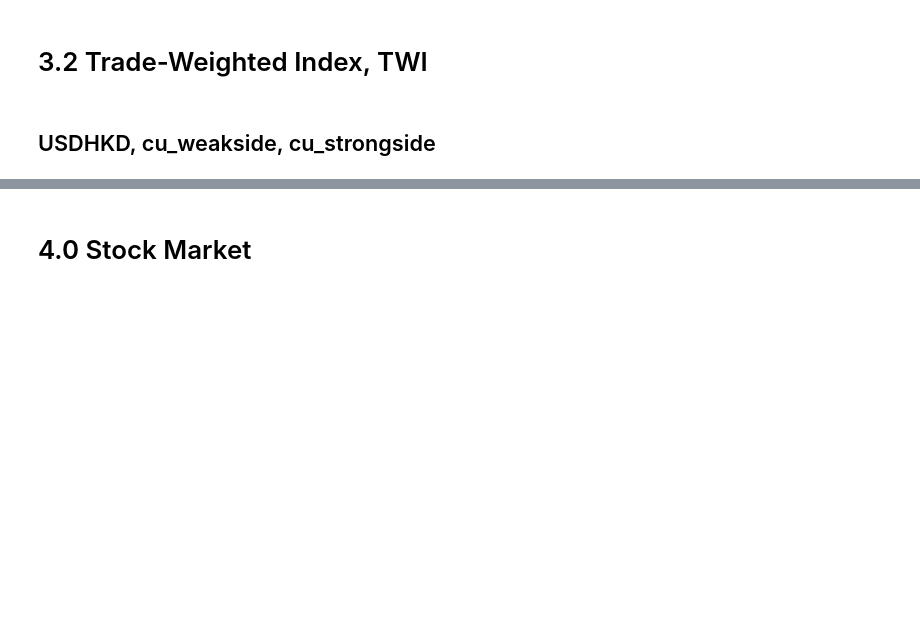
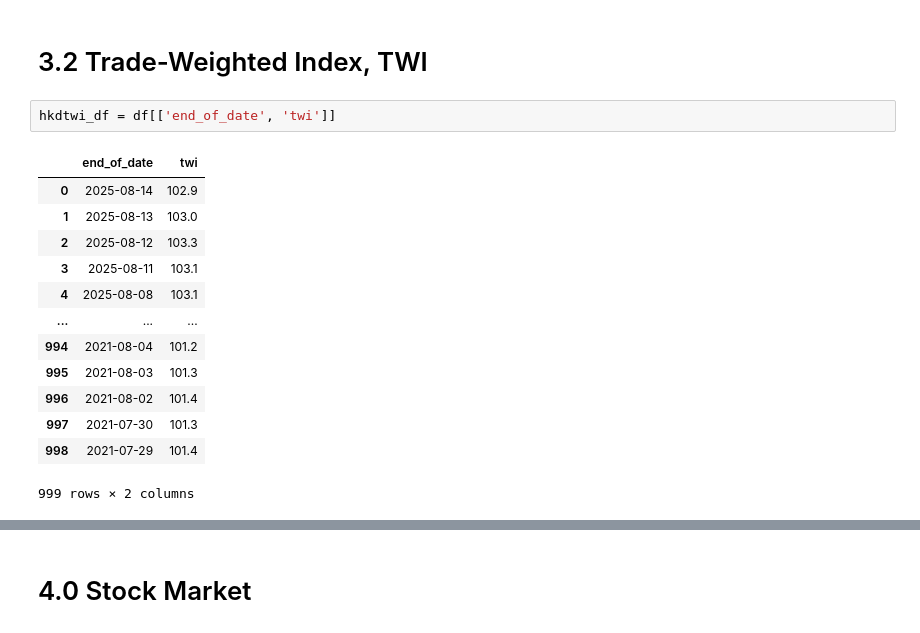
Before and after one commit to 0KeirLi0/EconomyAnalysis, a Jupyter notebook: YieldAnalysis/A02_DailyInterbankLiquidity.ipynb, the cells around one changed output, grey strips where cells are left out. Drawn from its saved outputs; the diff is of its cells as text; blank space fills up the shorter version.

```diff
--- a/YieldAnalysis/A02_DailyInterbankLiquidity.ipynb
+++ b/YieldAnalysis/A02_DailyInterbankLiquidity.ipynb
@@ -188,5 +188,19 @@ cu_fig.update_layout(
 cu_fig.show()
 # %% [markdown]
 # 3.2 Trade-Weighted Index, TWI
-# %% [markdown]
-## USDHKD, cu_weakside, cu_strongside
+# %%
+hkdtwi_df = df[['end_of_date', 'twi']]
+# %% [output]
+|  | end_of_date | twi |
+| 0 | 2025-08-14 | 102.9 |
+| 1 | 2025-08-13 | 103.0 |
+| 2 | 2025-08-12 | 103.3 |
+| 3 | 2025-08-11 | 103.1 |
+| 4 | 2025-08-08 | 103.1 |
+| ... | ... | ... |
+| 994 | 2021-08-04 | 101.2 |
+| 995 | 2021-08-03 | 101.3 |
+| 996 | 2021-08-02 | 101.4 |
+| 997 | 2021-07-30 | 101.3 |
+| 998 | 2021-07-29 | 101.4 |
+999 rows × 2 columns
```
Also changed, not shown: parts of 4 cells of this notebook.
